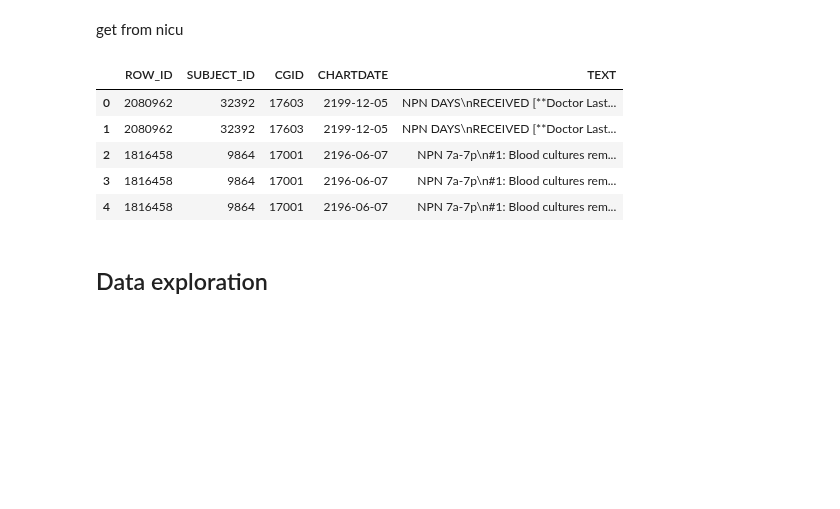
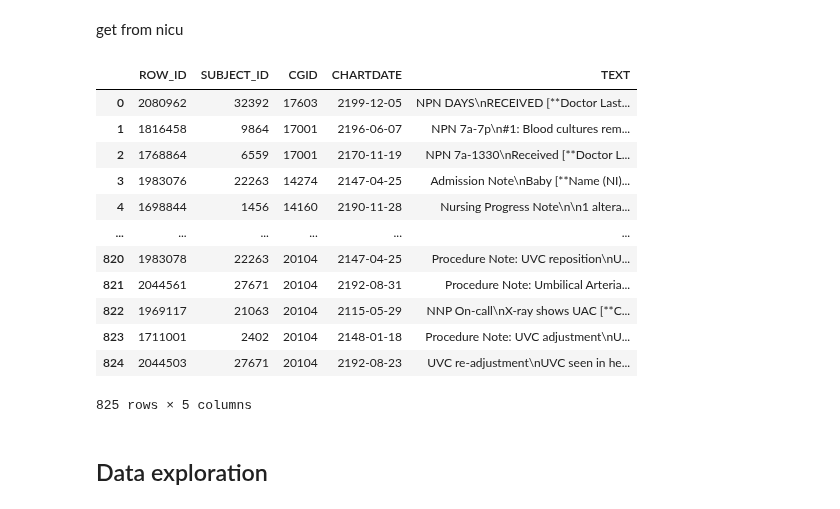
Before and after one commit to tanoManzo/mimic_trajectories, a Jupyter notebook: MIMIC_TRAJECTORY_embeddings_02.ipynb, the cells around one changed output. Saved outputs shown, nothing was run; the diff lists cells and outputs as text; code cells hidden in the pictures; blank space fills up the shorter version.

```diff
--- a/MIMIC_TRAJECTORY_embeddings_02.ipynb
+++ b/MIMIC_TRAJECTORY_embeddings_02.ipynb
@@ -57,15 +57,22 @@ memory usage: 46.1+ KB
 # %% [markdown]
 get from nicu
 # %%
-df_notes_nicu = pd.merge(df_notes,df_notes_neonat[['SUBJECT_ID','CGID']], how='inner', on=['SUBJECT_ID','CGID'])
-df_notes_nicu.head()
+df_notes_nicu = pd.merge(df_notes,df_notes_neonat[['ROW_ID']], how='inner', on=['ROW_ID'])
+df_notes_nicu
 # %% [output]
 |  | ROW_ID | SUBJECT_ID | CGID | CHARTDATE | TEXT |
 | 0 | 2080962 | 32392 | 17603 | 2199-12-05 | NPN DAYS\nRECEIVED [**Doctor Last... |
-| 1 | 2080962 | 32392 | 17603 | 2199-12-05 | NPN DAYS\nRECEIVED [**Doctor Last... |
-| 2 | 1816458 | 9864 | 17001 | 2196-06-07 | NPN 7a-7p\n#1: Blood cultures rem... |
-| 3 | 1816458 | 9864 | 17001 | 2196-06-07 | NPN 7a-7p\n#1: Blood cultures rem... |
-| 4 | 1816458 | 9864 | 17001 | 2196-06-07 | NPN 7a-7p\n#1: Blood cultures rem... |
+| 1 | 1816458 | 9864 | 17001 | 2196-06-07 | NPN 7a-7p\n#1: Blood cultures rem... |
+| 2 | 1768864 | 6559 | 17001 | 2170-11-19 | NPN 7a-1330\nReceived [**Doctor L... |
+| 3 | 1983076 | 22263 | 14274 | 2147-04-25 | Admission Note\nBaby [**Name (NI)... |
+| 4 | 1698844 | 1456 | 14160 | 2190-11-28 | Nursing Progress Note\n\n1 altera... |
+| ... | ... | ... | ... | ... | ... |
+| 820 | 1983078 | 22263 | 20104 | 2147-04-25 | Procedure Note: UVC reposition\nU... |
+| 821 | 2044561 | 27671 | 20104 | 2192-08-31 | Procedure Note: Umbilical Arteria... |
+| 822 | 1969117 | 21063 | 20104 | 2115-05-29 | NNP On-call\nX-ray shows UAC [**C... |
+| 823 | 1711001 | 2402 | 20104 | 2148-01-18 | Procedure Note: UVC adjustment\nU... |
+| 824 | 2044503 | 27671 | 20104 | 2192-08-23 | UVC re-adjustment\nUVC seen in he... |
+825 rows × 5 columns
 # %% [markdown]
 ## Data exploration
 # %% [markdown]
```
Also changed, not shown: parts of 25 cells of this notebook.
